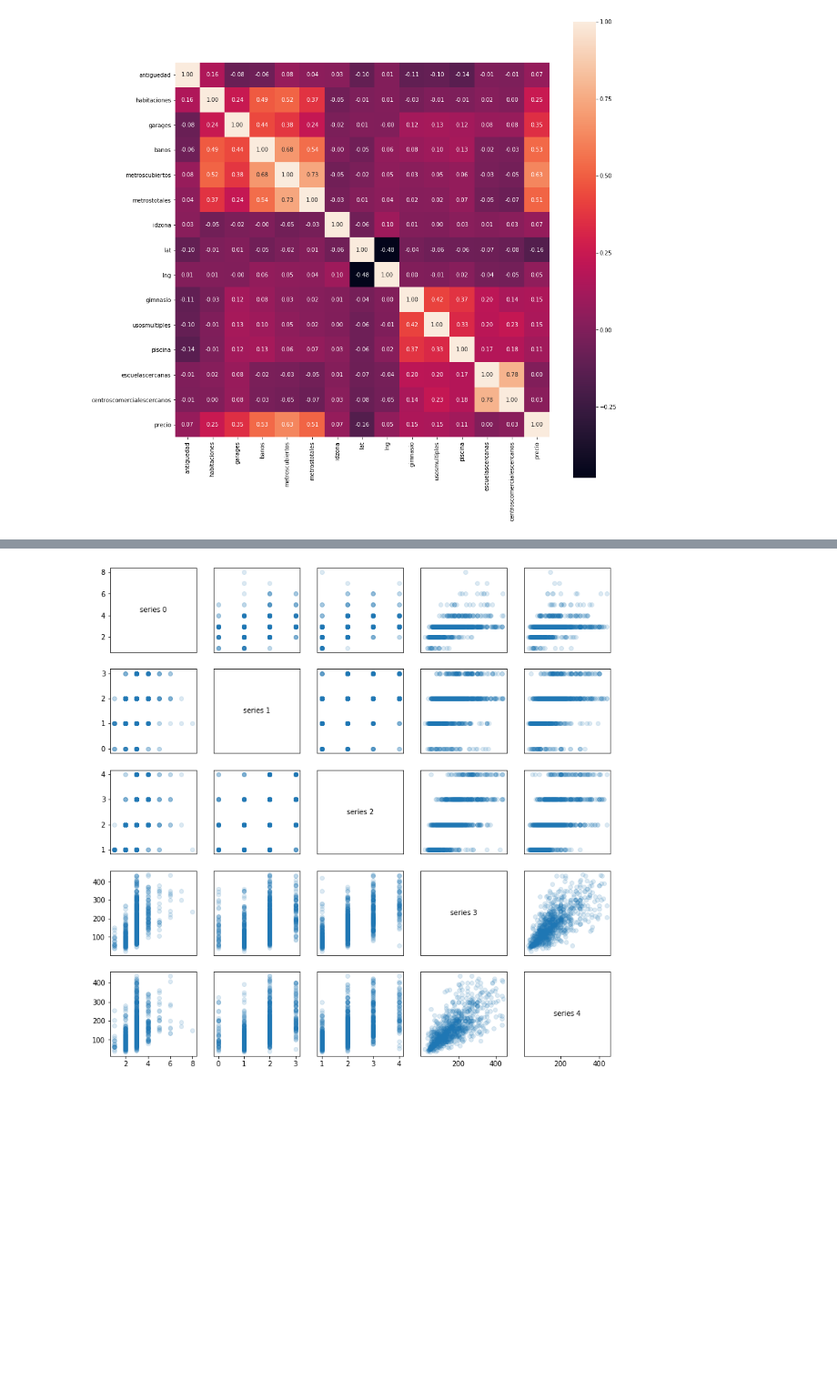
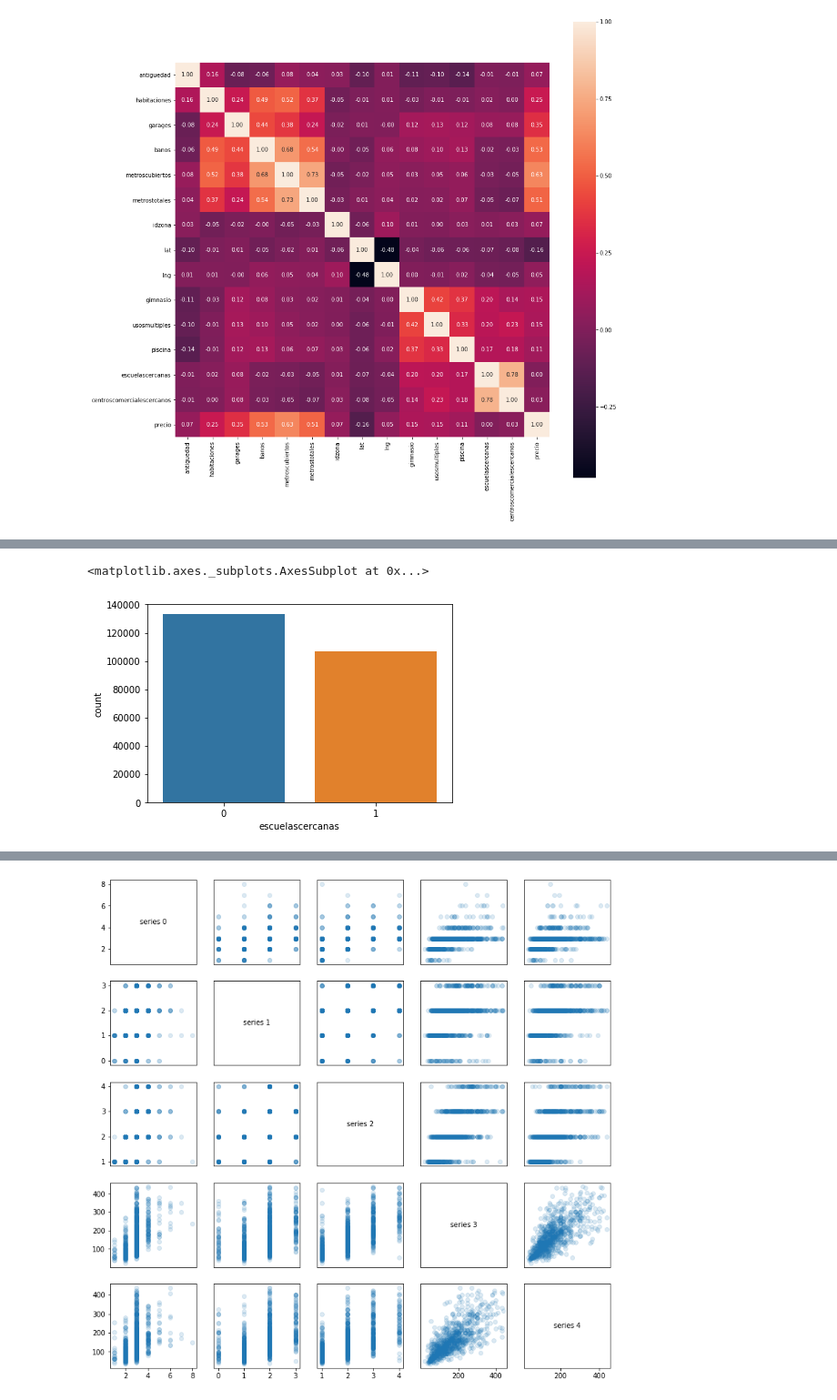
Before and after one commit to nbuzzano/7506-zonaprop, a Jupyter notebook: zonaprop-data-analysis.ipynb, the cells around one changed output, grey strips where cells are left out. Shown at 91% size. Cells and saved outputs as stored; diff of their text form; code cells hidden in the pictures; blank space fills up the shorter version.

```diff
--- a/zonaprop-data-analysis.ipynb
+++ b/zonaprop-data-analysis.ipynb
@@ -208,3 +212,8 @@ sns.heatmap(df.corr(), square=True, annot=True, fmt='.2f');
+# %%
+sns.countplot(x="escuelascercanas", data=df)
+# %% [output]
+<matplotlib.axes._subplots.AxesSubplot at 0x...>
+[figure, added]
 # %%
 # Analizo (D)
 # Hay una probabilidad medianamente elevada de que la propiedad disponga
```
Also changed, not shown: parts of 6 cells of this notebook.
